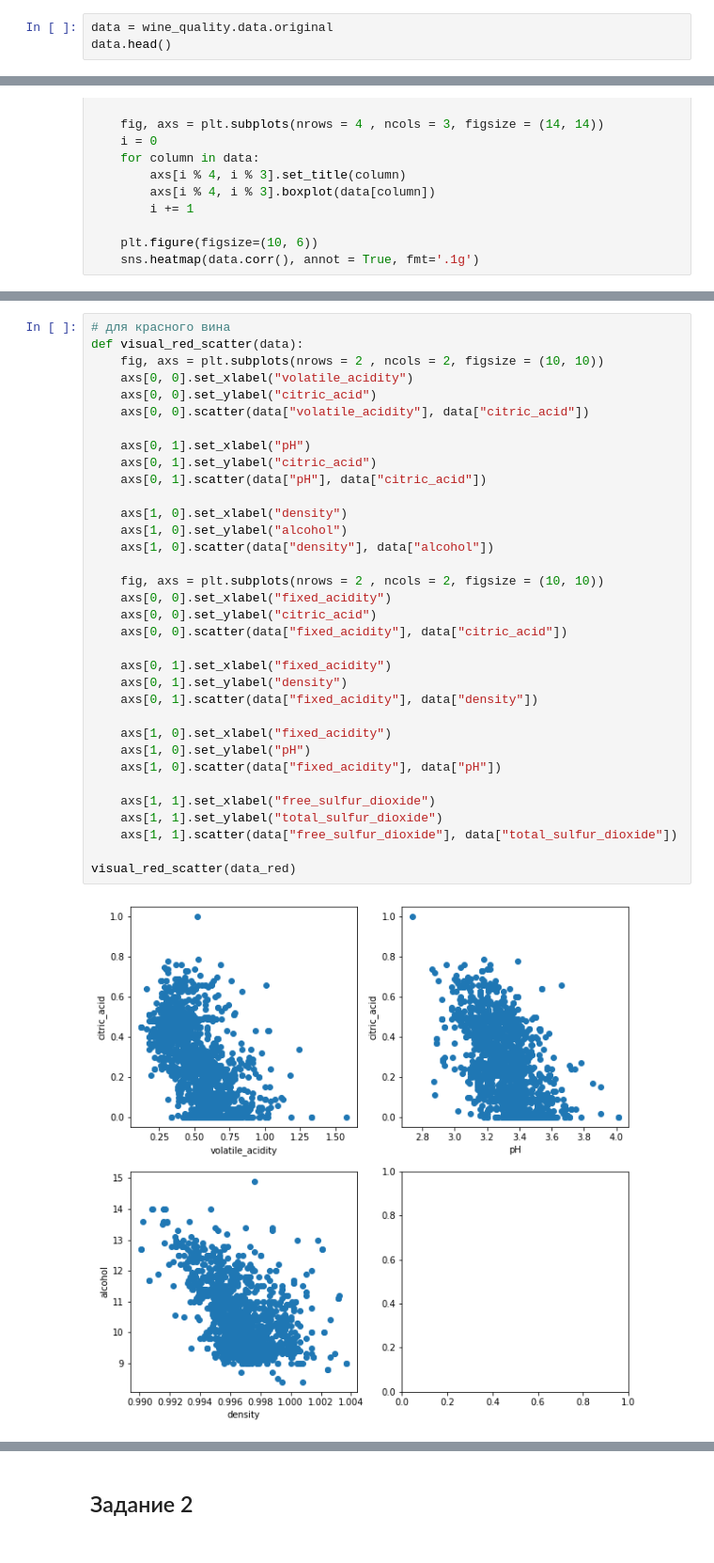
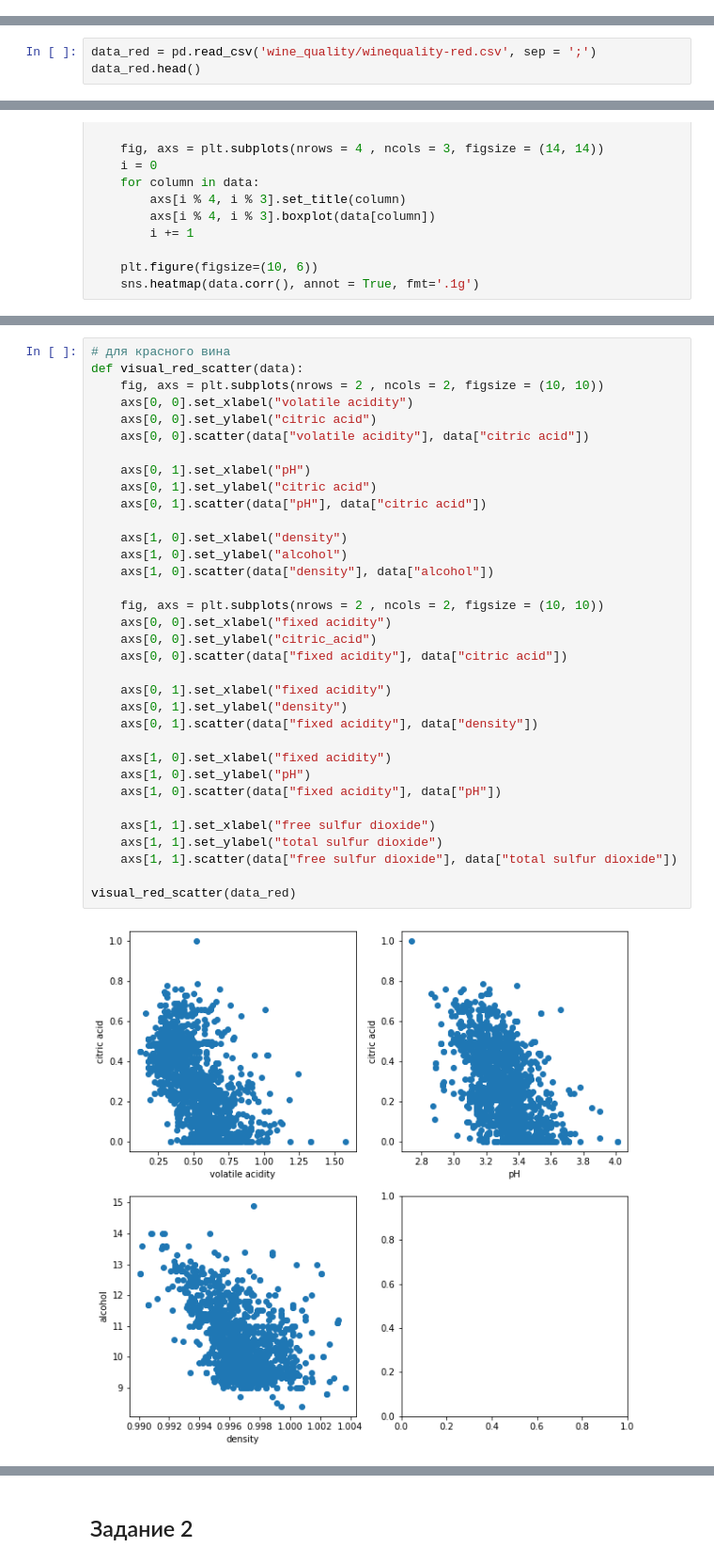
Before and after one commit to MilordEv/Neural_networks, a Jupyter notebook: labs/BigHW/bdz.ipynb, the cells around one changed output, grey strips where cells are left out. Shown at 94% size. Drawn from its saved outputs; the diff is of its cells as text.

```diff
--- a/labs/BigHW/bdz.ipynb
+++ b/labs/BigHW/bdz.ipynb
@@ -46,3 +11,0 @@ print(wine_quality.variables)
-# %%
-data = wine_quality.data.original
-data.head()
@@ -75,0 +12,3 @@ data_white.head()
+# %%
+data_red = pd.read_csv('wine_quality/winequality-red.csv', sep = ';')
+data_red.head()
@@ -180,36 +136,36 @@ visualization(data_white)
 # %%
 # для красного вина
 def visual_red_scatter(data):
     fig, axs = plt.subplots(nrows = 2 , ncols = 2, figsize = (10, 10))
-    axs[0, 0].set_xlabel("volatile_acidity")
-    axs[0, 0].set_ylabel("citric_acid")
-    axs[0, 0].scatter(data["volatile_acidity"], data["citric_acid"])
+    axs[0, 0].set_xlabel("volatile acidity")
+    axs[0, 0].set_ylabel("citric acid")
+    axs[0, 0].scatter(data["volatile acidity"], data["citric acid"])
 
     axs[0, 1].set_xlabel("pH")
-    axs[0, 1].set_ylabel("citric_acid")
-    axs[0, 1].scatter(data["pH"], data["citric_acid"])
+    axs[0, 1].set_ylabel("citric acid")
+    axs[0, 1].scatter(data["pH"], data["citric acid"])
 
     axs[1, 0].set_xlabel("density")
     axs[1, 0].set_ylabel("alcohol")
     axs[1, 0].scatter(data["density"], data["alcohol"])
 
     fig, axs = plt.subplots(nrows = 2 , ncols = 2, figsize = (10, 10))
-    axs[0, 0].set_xlabel("fixed_acidity")
+    axs[0, 0].set_xlabel("fixed acidity")
     axs[0, 0].set_ylabel("citric_acid")
-    axs[0, 0].scatter(data["fixed_acidity"], data["citric_acid"])
+    axs[0, 0].scatter(data["fixed acidity"], data["citric acid"])
 
-    axs[0, 1].set_xlabel("fixed_acidity")
+    axs[0, 1].set_xlabel("fixed acidity")
     axs[0, 1].set_ylabel("density")
-    axs[0, 1].scatter(data["fixed_acidity"], data["density"])
+    axs[0, 1].scatter(data["fixed acidity"], data["density"])
 
-    axs[1, 0].set_xlabel("fixed_acidity")
+    axs[1, 0].set_xlabel("fixed acidity")
     axs[1, 0].set_ylabel("pH")
-    axs[1, 0].scatter(data["fixed_acidity"], data["pH"])
+    axs[1, 0].scatter(data["fixed acidity"], data["pH"])
 
-    axs[1, 1].set_xlabel("free_sulfur_dioxide")
-    axs[1, 1].set_ylabel("total_sulfur_dioxide")
-    axs[1, 1].scatter(data["free_sulfur_dioxide"], data["total_sulfur_dioxide"])
+    axs[1, 1].set_xlabel("free sulfur dioxide")
+    axs[1, 1].set_ylabel("total sulfur dioxide")
+    axs[1, 1].scatter(data["free sulfur dioxide"], data["total sulfur dioxide"])
 
 visual_red_scatter(data_red)
 # %% [output]
-[figure, old version]
+[figure, new version]
```
Also changed, not shown: parts of 74 cells of this notebook, 8 other files.
